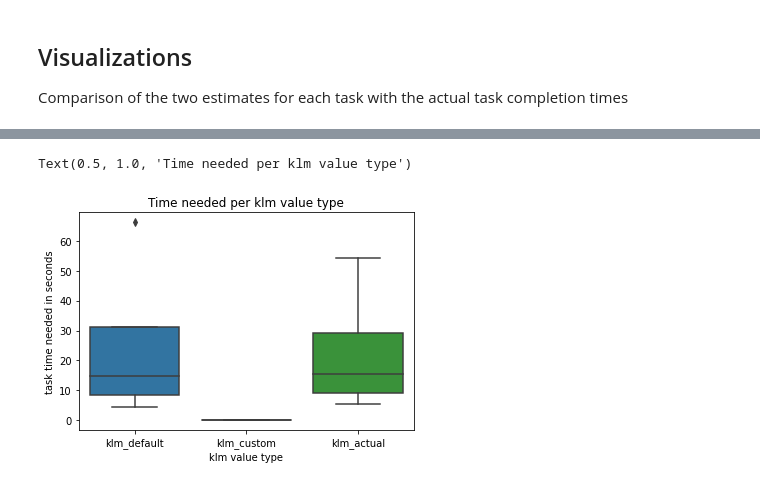
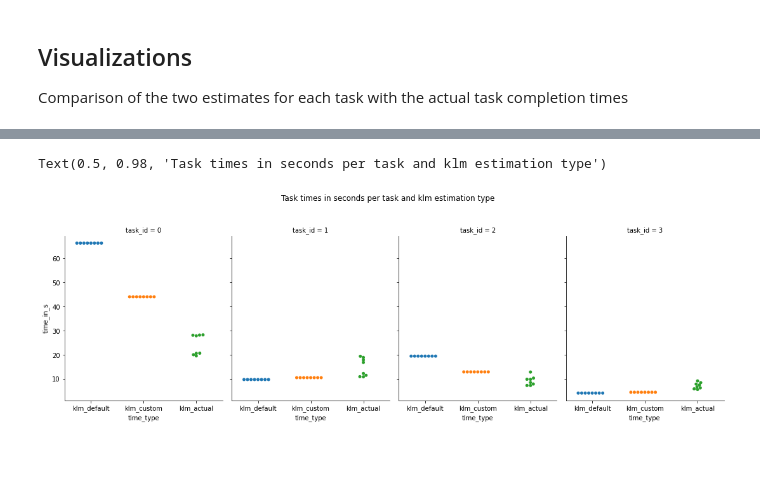
Before and after one commit to ITT-21SS-UR/assignment6-modellinginteraction-lm6, a Jupyter notebook: klm_report.ipynb, the cells around one changed output, grey strips where cells are left out. Cells and saved outputs as stored; diff of their text form; code cells hidden in the pictures; blank space fills up the shorter version.

```diff
--- a/klm_report.ipynb
+++ b/klm_report.ipynb
@@ -254,9 +191,11 @@ Text(0.5, 1.0, 'Time needed per task')
-# %%
-ax = plt.axes()
-sns.boxplot(data=merged_df_long, x="time_type", y="time_in_s")
-ax.set_xlabel("klm value type")
-ax.set_ylabel("task time needed in seconds")
-ax.set_title("Time needed per klm value type")
-# %% [output]
-Text(0.5, 1.0, 'Time needed per klm value type')
-[figure, removed]
+# %%
+# almost exactly the same plot as above, but splitted into columns for better readability
+sns_plot = sns.catplot(data=merged_df_long,
+            x="time_type", y="time_in_s", hue="time_type",
+            col="task_id", aspect=.75,
+            kind="swarm")
+sns_plot.fig.subplots_adjust(top=0.8)
+sns_plot.fig.suptitle('Task times in seconds per task and klm estimation type')
+# %% [output]
+Text(0.5, 0.98, 'Task times in seconds per task and klm estimation type')
+[figure, added]
```
Also changed, not shown: parts of 39 cells of this notebook.
